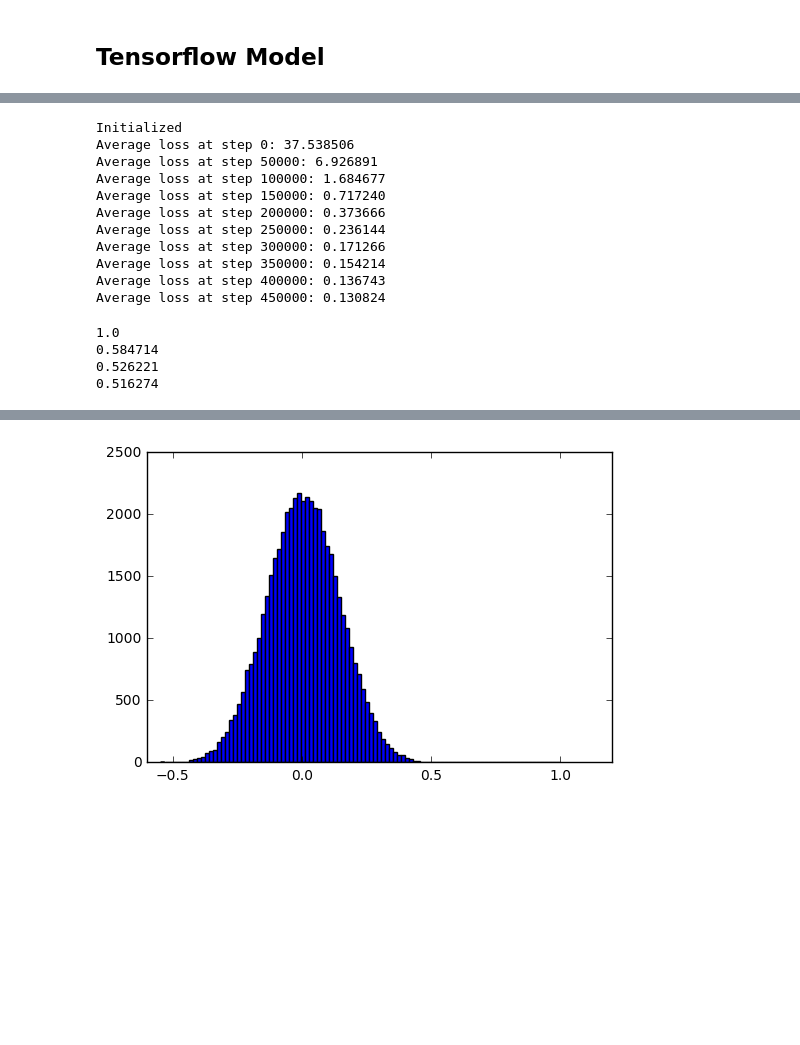
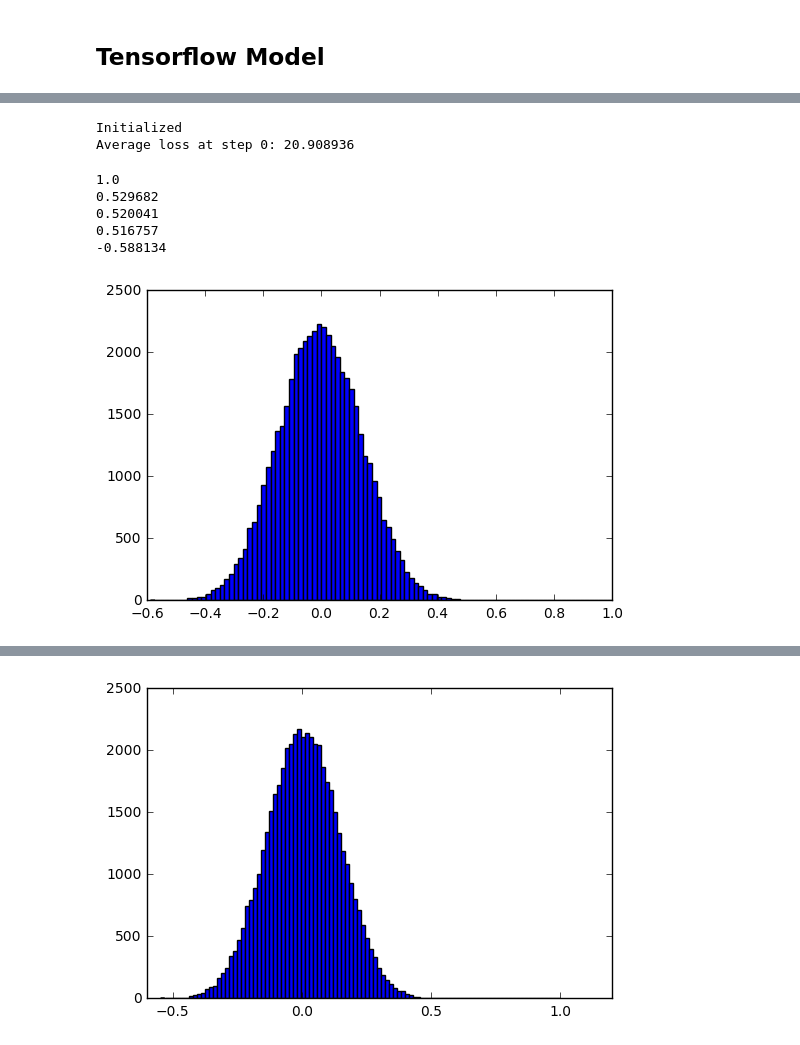
Before and after one commit to sachinruk/doc2vec_tf, a Jupyter notebook: test_doc2vec.ipynb, the cells around one changed output, grey strips where cells are left out. Saved outputs shown, nothing was run; the diff lists cells and outputs as text; code cells hidden in the pictures; blank space fills up the shorter version.

```diff
--- a/test_doc2vec.ipynb
+++ b/test_doc2vec.ipynb
@@ -85,17 +85,23 @@ plt.show()
 # %%
-context = np.zeros((instances,skip_window*2),dtype=np.int32)
+context = np.zeros((instances,skip_window*2+1),dtype=np.int32)
 labels = np.zeros((instances,1),dtype=np.int32)
 doc = np.zeros((instances,1),dtype=np.int32)
 
 k = 0
 for doc_id, sentence  in enumerate(data):
     for i in range(skip_window, len(sentence)-skip_window):
-        buffer = sentence[i-skip_window:i+skip_window+1]
-        labels[k] = sentence[i]
-        del buffer[skip_window]
-        context[k] = buffer
+#         buffer = sentence[i-skip_window:i+skip_window+1]
+#         labels[k] = sentence[i]
+#         del buffer[skip_window]
+#         context[k] = buffer
+#         doc[k] = doc_id
+#         k += 1
+        context[k] = sentence[i-skip_window:i+skip_window+1] # Get surrounding words
+        labels[k] = sentence[i] # Get target variable
         doc[k] = doc_id
         k += 1
+
+context = np.delete(context,skip_window,1) # delete the middle word
 
 shuffle_idx = np.random.permutation(k)
 labels = labels[shuffle_idx]
@@ -131,9 +137,9 @@ with graph.as_default(): # , tf.device('/cpu:0')
 
     # Model.
     # Look up embeddings for inputs.
-    embed_words = tf.segment_sum(tf.nn.embedding_lookup(word_embeddings, train_word_dataset),segment_ids)
+    embed_words = tf.segment_mean(tf.nn.embedding_lookup(word_embeddings, train_word_dataset),segment_ids)
     embed_docs = tf.nn.embedding_lookup(doc_embeddings, train_doc_dataset)
-    embed = embed_words+embed_docs#+embed_hash+embed_users
+    embed = (embed_words+embed_docs)/2.0#+embed_hash+embed_users
 
     # Compute the softmax loss, using a sample of the negative labels each time.
     loss = tf.reduce_mean(tf.nn.nce_loss(softmax_weights, softmax_biases, train_labels,
@@ -152,16 +158,16 @@ data_idx = 0
 def generate_batch(batch_size):
     global data_idx
 
-    if data_idx+batch_size<len_docs:
+    if data_idx+batch_size<instances:
         batch_labels = labels[data_idx:data_idx+batch_size]
         batch_doc_data = doc[data_idx:data_idx+batch_size]
         batch_word_data = context[data_idx:data_idx+batch_size]
         data_idx += batch_size
     else:
-        overlay = batch_size - (len_docs-data_idx)
-        batch_labels = np.vstack([labels[data_idx:len_docs],labels[:overlay]])
-        batch_doc_data = np.vstack([doc[data_idx:len_docs],doc[:overlay]])
-        batch_word_data = np.vstack([context[data_idx:len_docs],context[:overlay]])
+        overlay = batch_size - (instances-data_idx)
+        batch_labels = np.vstack([labels[data_idx:instances],labels[:overlay]])
+        batch_doc_data = np.vstack([doc[data_idx:instances],doc[:overlay]])
+        batch_word_data = np.vstack([context[data_idx:instances],context[:overlay]])
         data_idx = overlay
     batch_word_data = np.reshape(batch_word_data,(-1,1))
 
@@ -196,28 +202,28 @@ with tf.Session(graph=graph) as session:
     final_doc_embeddings = normalized_doc_embeddings.eval()
 # %% [output]
 Initialized
-Average loss at step 0: 37.538506
-Average loss at step 50000: 6.926891
-Average loss at step 100000: 1.684677
-Average loss at step 150000: 0.717240
-Average loss at step 200000: 0.373666
-Average loss at step 250000: 0.236144
-Average loss at step 300000: 0.171266
-Average loss at step 350000: 0.154214
-Average loss at step 400000: 0.136743
-Average loss at step 450000: 0.130824
+Average loss at step 0: 20.908936
 # %%
-rand_doc = np.random.randint(len_docs)
+# rand_doc = np.random.randint(len_docs)
 dist = final_doc_embeddings.dot(final_doc_embeddings[rand_doc][:,None])
 closest_doc = np.argsort(dist,axis=0)[-4:][::-1]
+furthest_doc = np.argsort(dist,axis=0)[0][::-1]
 
 for idx in closest_doc:
     print(dist[idx][0][0])
+
+print(dist[furthest_doc][0][0])
 # %% [output]
 1.0
-0.584714
-0.526221
-0.516274
+0.529682
+0.520041
+0.516757
+-0.588134
+# %%
+plt.hist(dist,100)
+plt.show()
+# %% [output]
+[figure, added]
 # %%
 sentences[rand_doc]
 # %% [output]
```
Also changed, not shown: parts of 8 cells of this notebook.
